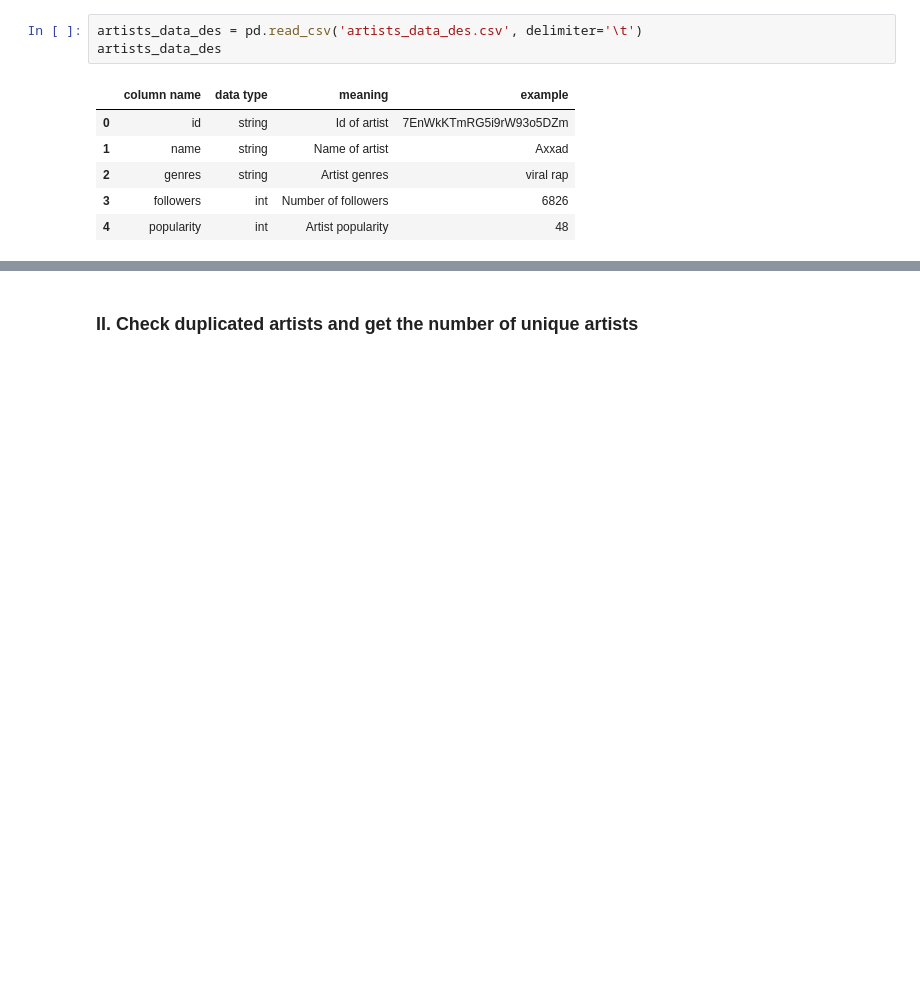
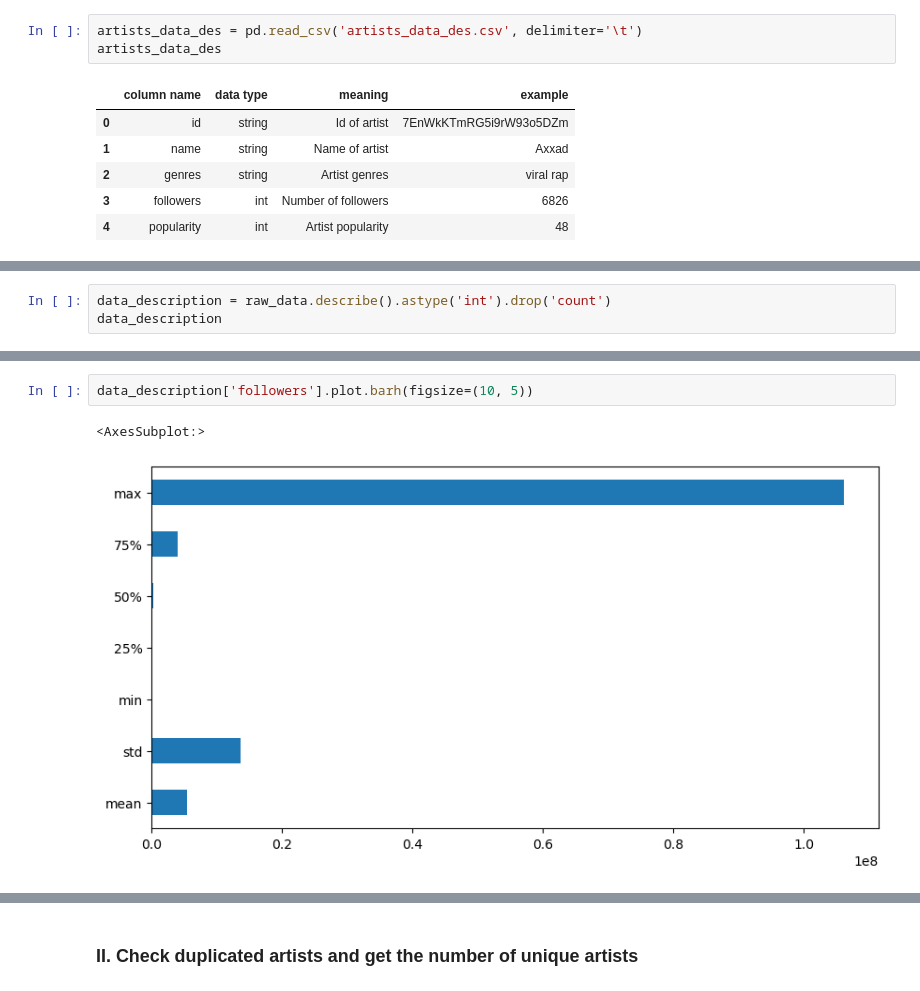
Before and after one commit to quytrungg/Final_Project_CSC14119, a Jupyter notebook: artists_data_exploration.ipynb, the cells around one changed output, grey strips where cells are left out. Drawn from its saved outputs; the diff is of its cells as text; blank space fills up the shorter version.

```diff
--- a/artists_data_exploration.ipynb
+++ b/artists_data_exploration.ipynb
@@ -41,0 +65,3 @@ artists_data_des
+# %%
+data_description = raw_data.describe().astype('int').drop('count')
+data_description
@@ -41,0 +77,5 @@ artists_data_des
+# %%
+data_description['followers'].plot.barh(figsize=(10, 5))
+# %% [output]
+<AxesSubplot:>
+[figure, added]
```
Also changed, not shown: parts of 32 cells of this notebook, 1 other file.
